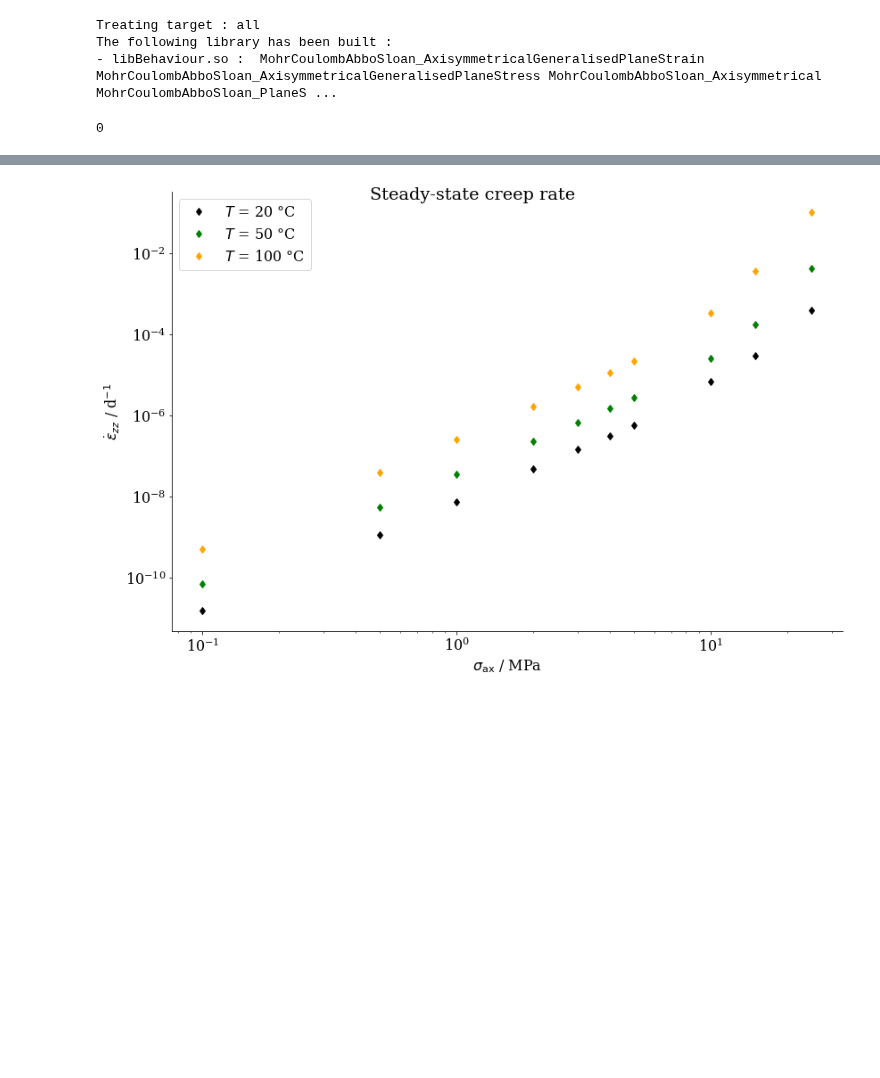
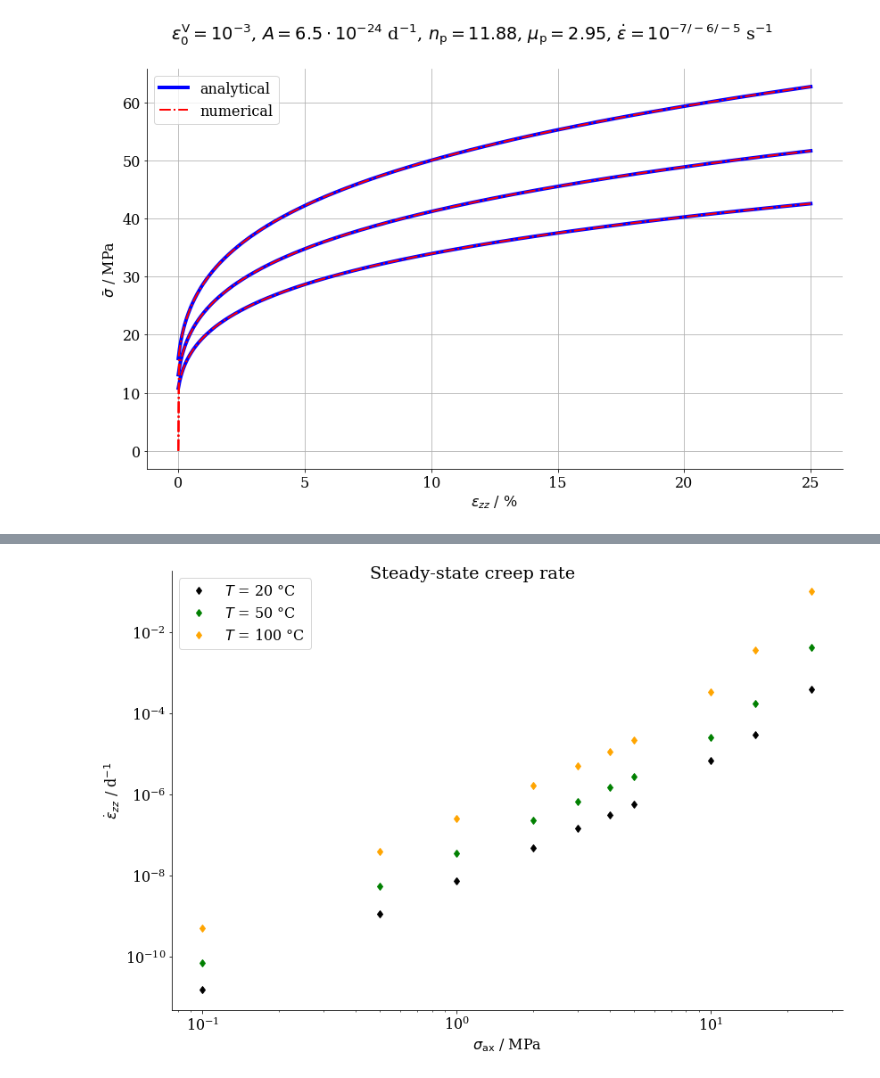
Before and after one commit to nagelt/MechanicsTrainingCourse2020, a Jupyter notebook: MFront/GS.ipynb, the cells around one changed output, grey strips where cells are left out. Saved outputs shown, nothing was run; the diff lists cells and outputs as text; code cells hidden in the pictures; blank space fills up the shorter version.

```diff
--- a/MFront/GS.ipynb
+++ b/MFront/GS.ipynb
@@ -35,0 +53,2 @@ mtest.setVerboseMode(mtest.VerboseLevel.VERBOSE_QUIET)
+# %%
+s_eff_analyt = lambda dot_eps, eps, eps0, A, n, m: np.power( dot_eps/A * np.power(eps0 + eps, m), 1/n)
@@ -36 +93,20 @@ mtest.setVerboseMode(mtest.VerboseLevel.VERBOSE_QUIET)
+# %%
+fig,ax = plt.subplots(figsize=(12,8))
+eps_in = np.linspace(0,0.25,1000)
+for doteps in [1e-7,1e-6,1e-5]:
+    n_e, n_s = run_analyt(-doteps,1e-3,6.5e-24,11.88,2.95)
+    if doteps==1e-7:
+        ax.plot(eps_in*100, s_eff_analyt(doteps*86400, eps_in, 1e-3,6.5e-24,11.88,2.95),label='analytical',lw=4,color='b')
+        ax.plot(-n_e*100, -n_s,ls='-.', label='numerical',color='r')
+    else:
+        ax.plot(eps_in*100, s_eff_analyt(doteps*86400, eps_in, 1e-3,6.5e-24,11.88,2.95),lw=4,color='b')
+        ax.plot(-n_e*100, -n_s,ls='-.', color='r')
+ax.set_xlabel('$\\epsilon_{zz}$ / %')
+ax.set_ylabel('$\\bar{\\sigma}$ / MPa')
+ax.grid('both')
+ax.legend();
+fig.suptitle('$\\epsilon_0^\\mathrm{V} = 10^{-3}$, $A = 6.5 \\cdot 10^{-24}$ d$^{-1}$, $n_\\mathrm{p} = 11.88$, $\\mu_\\mathrm{p} = 2.95$, $\\dot{\epsilon} = 10^{-7/-6/-5}$ s$^{-1}$')
+fig.tight_layout();
+# %% [output]
+[figure, added]
 # %%
@@ -50,13 +126,5 @@ As2 = 0.02
 Q2 = 65e3
 ns2 = 6.8
-# %%
-build_release = 'mfront --obuild --interface=generic GuentherSalzer.mfront'
-os.system(build_release)
-# %% [output]
-Treating target : all
-The following library has been built :
-- libBehaviour.so :  MohrCoulombAbboSloan_AxisymmetricalGeneralisedPlaneStrain MohrCoulombAbboSloan_AxisymmetricalGeneralisedPlaneStress MohrCoulombAbboSloan_Axisymmetrical MohrCoulombAbboSloan_PlaneS ...
-0
 # %%
 #HIDDEN
 def run_creep_IfG(t_discrete, sdiff=-25):
```
Also changed, not shown: parts of 11 cells of this notebook.
